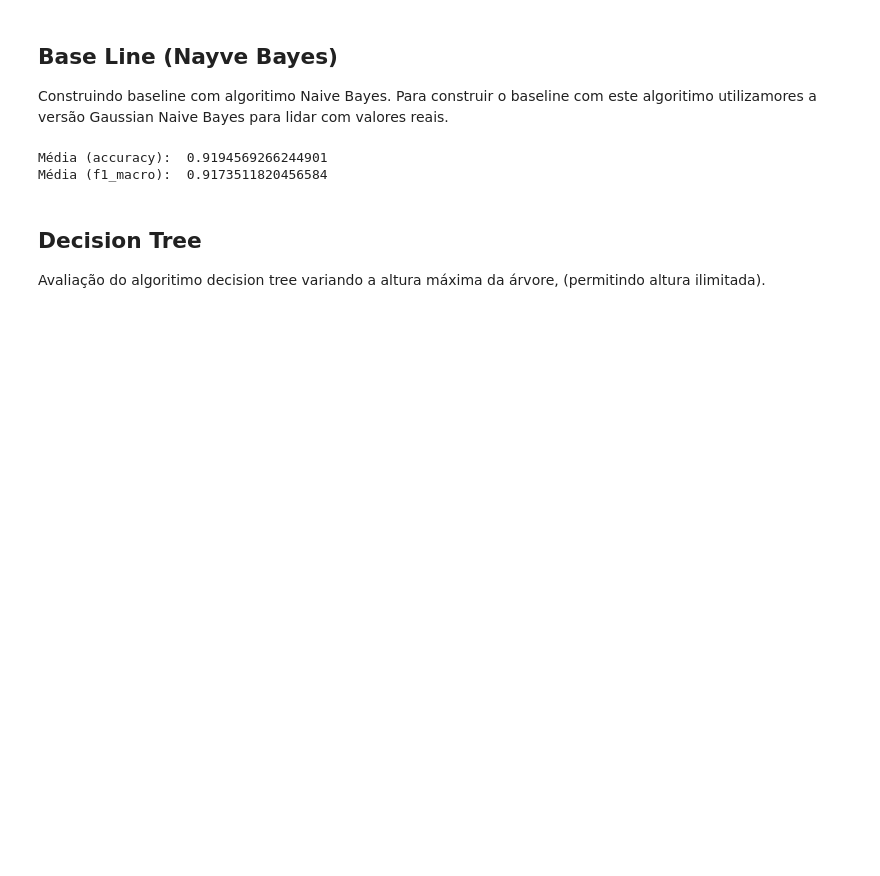
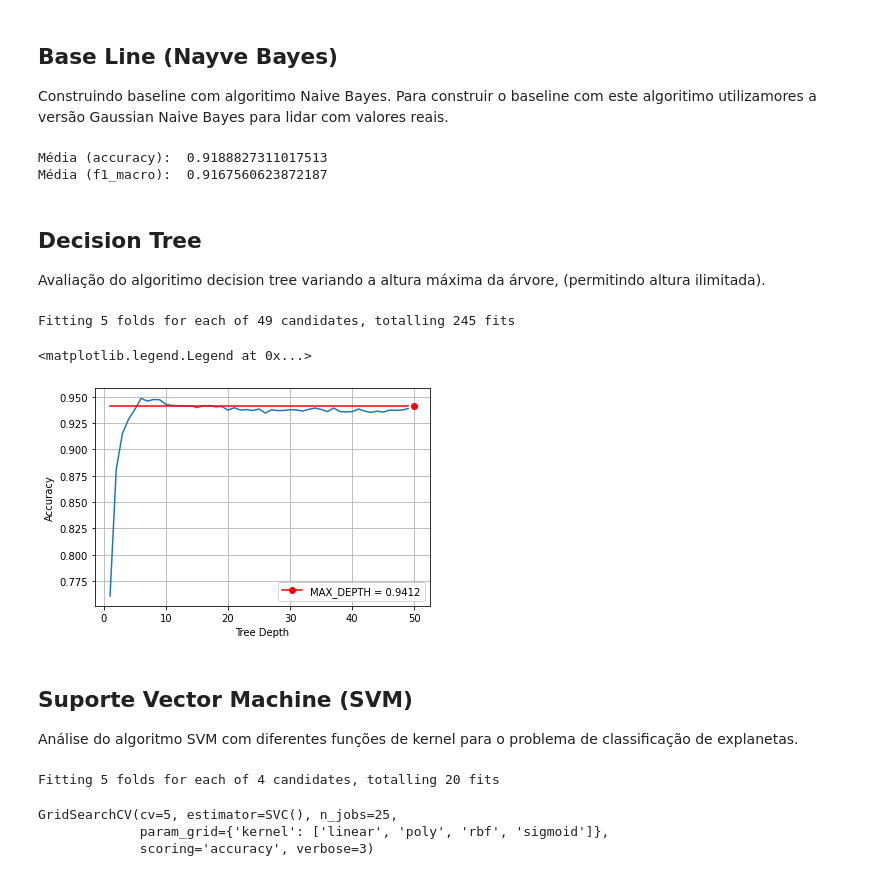
Before and after one commit to warSantos/Exoplanetas, a Jupyter notebook: notebook.ipynb, the cells around one changed output. Cells and saved outputs as stored; diff of their text form; code cells hidden in the pictures; blank space fills up the shorter version.

Commit message:
Adiçao dos algoritmos SVM e KNN.

```diff
--- a/notebook.ipynb
+++ b/notebook.ipynb
@@ -85,7 +87,7 @@ df.head(20)
 Construindo baseline com algoritimo Naive Bayes. Para construir o baseline com este algoritimo utilizamores a versão Gaussian Naive Bayes para lidar com valores reais.
 # %%
 
-folds = 4
+folds = 5
 X = df.drop(columns=["koi_disposition"], axis=1).values
 Y = df["koi_disposition"]
 clf = GaussianNB()
@@ -93,9 +95,54 @@ scores = ["accuracy", "f1_macro"]
 for score in scores:
     print(f"Média ({score}): ", sum(cross_val_score(clf, X, Y, cv=folds, scoring=score, n_jobs=15))/folds)
 # %% [output]
-Média (accuracy):  0.9194569266244901
-Média (f1_macro):  0.9173511820456584
+Média (accuracy):  0.9188827311017513
+Média (f1_macro):  0.9167560623872187
 # %% [markdown]
 ## Decision Tree
 
 Avaliação do algoritimo decision tree variando a altura máxima da árvore, (permitindo altura ilimitada).
+# %%
+X = df.drop(columns=["koi_disposition"], axis=1).values
+Y = df["koi_disposition"]
+folds = 5
+params = {'max_depth': list(range(1, 50))}
+scores = ["accuracy"]
+clf = DecisionTreeClassifier()
+grid_search_cv = GridSearchCV(clf, params, scoring=score, cv=folds, verbose=3, n_jobs=25)
+grid_search_cv.fit(X, Y)
+
+treemax_depth = sum(cross_val_score(DecisionTreeClassifier(), X, Y, cv=folds, scoring="accuracy", n_jobs=15))/folds
+# %% [output]
+Fitting 5 folds for each of 49 candidates, totalling 245 fits
+# %%
+mean_scores = grid_search_cv.cv_results_["mean_test_score"]
+x = list(range(1,len(mean_scores)+1))
+fig, ax = plt.subplots()
+ax.plot(x, mean_scores)
+ax.grid()
+ax.set_xlabel("Tree Depth")
+ax.set_ylabel("Accuracy")
+ax.plot([x[len(mean_scores)-1]+1], [treemax_depth], marker='o', color='red', label='MAX_DEPTH = '+str(round(treemax_depth,4)))
+ax.plot(x, [treemax_depth] * len(x), color='red')
+ax.legend()
+# %% [output]
+<matplotlib.legend.Legend at 0x...>
+[figure, added]
+# %% [markdown]
+## Suporte Vector Machine (SVM)
+
+Análise do algoritmo SVM com diferentes funções de kernel para o problema de classificação de explanetas.
+# %%
+X = df.drop(columns=["koi_disposition"], axis=1).values
+Y = df["koi_disposition"]
+folds = 5
+params = {"kernel": ["linear", "poly", "rbf", "sigmoid"]}
+score = "accuracy"
+clf = SVC()
+grid_search_cv = GridSearchCV(clf, params, scoring=score, cv=folds, verbose=3, n_jobs=25)
+grid_search_cv.fit(X, Y)
+# %% [output]
+Fitting 5 folds for each of 4 candidates, totalling 20 fits
+GridSearchCV(cv=5, estimator=SVC(), n_jobs=25,
+             param_grid={'kernel': ['linear', 'poly', 'rbf', 'sigmoid']},
+             scoring='accuracy', verbose=3)
```
Also changed, not shown: parts of 6 cells of this notebook.
